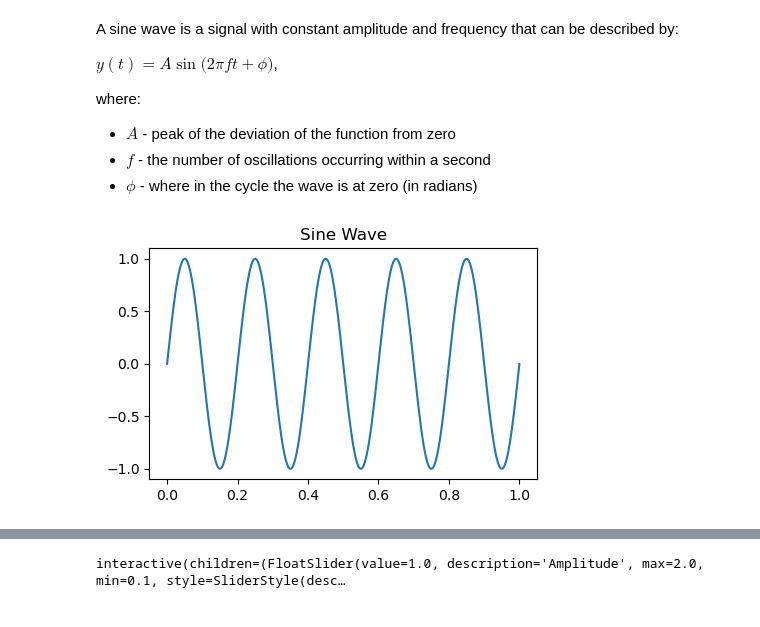
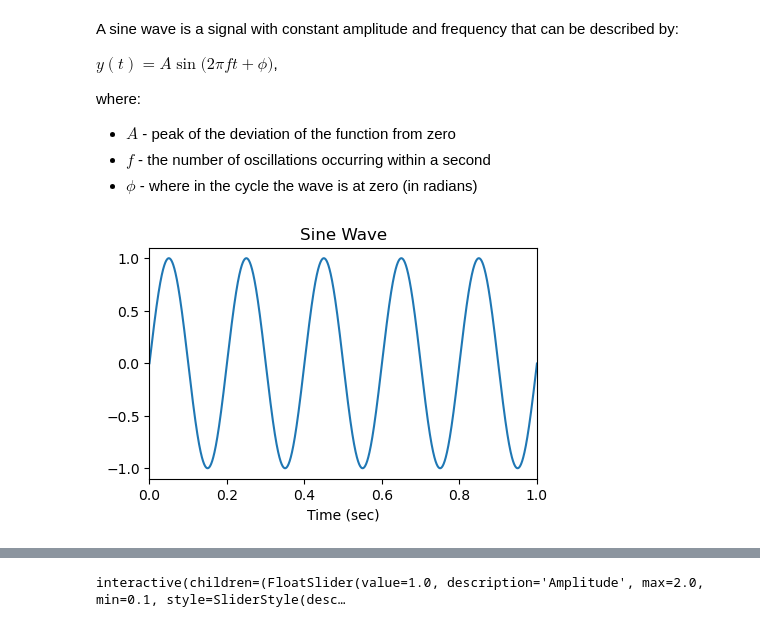
Before and after one commit to leewujung/fundamentals, a Jupyter notebook: boat_tutorials/primers/signal_processing_01_signals.ipynb, the cells around one changed output, grey strips where cells are left out. Cells and saved outputs as stored; diff of their text form; code cells hidden in the pictures.

```diff
--- a/boat_tutorials/primers/signal_processing_01_signals.ipynb
+++ b/boat_tutorials/primers/signal_processing_01_signals.ipynb
@@ -29,14 +29,16 @@ time = np.linspace(0, end_time, end_time*N, endpoint=False) # 1 sec
 # %%
 # Generate a 5 kHz sine wave
 A = 1
 freq = 5
 cw = A*np.sin(2*np.pi*freq*time) # zero phase
 plt.figure(figsize=(5,3))
 plt.title("Sine Wave")
 plt.plot(time, cw)
+plt.xlim(0, 1)
+plt.xlabel("Time (sec)", fontsize=10)
 plt.show()
 # %% [output]
-[figure, old version]
+[figure, new version]
 # %%
 import IPython.display as ipd
 
```
Also changed, not shown: parts of 5 cells of this notebook, 1 other file.
